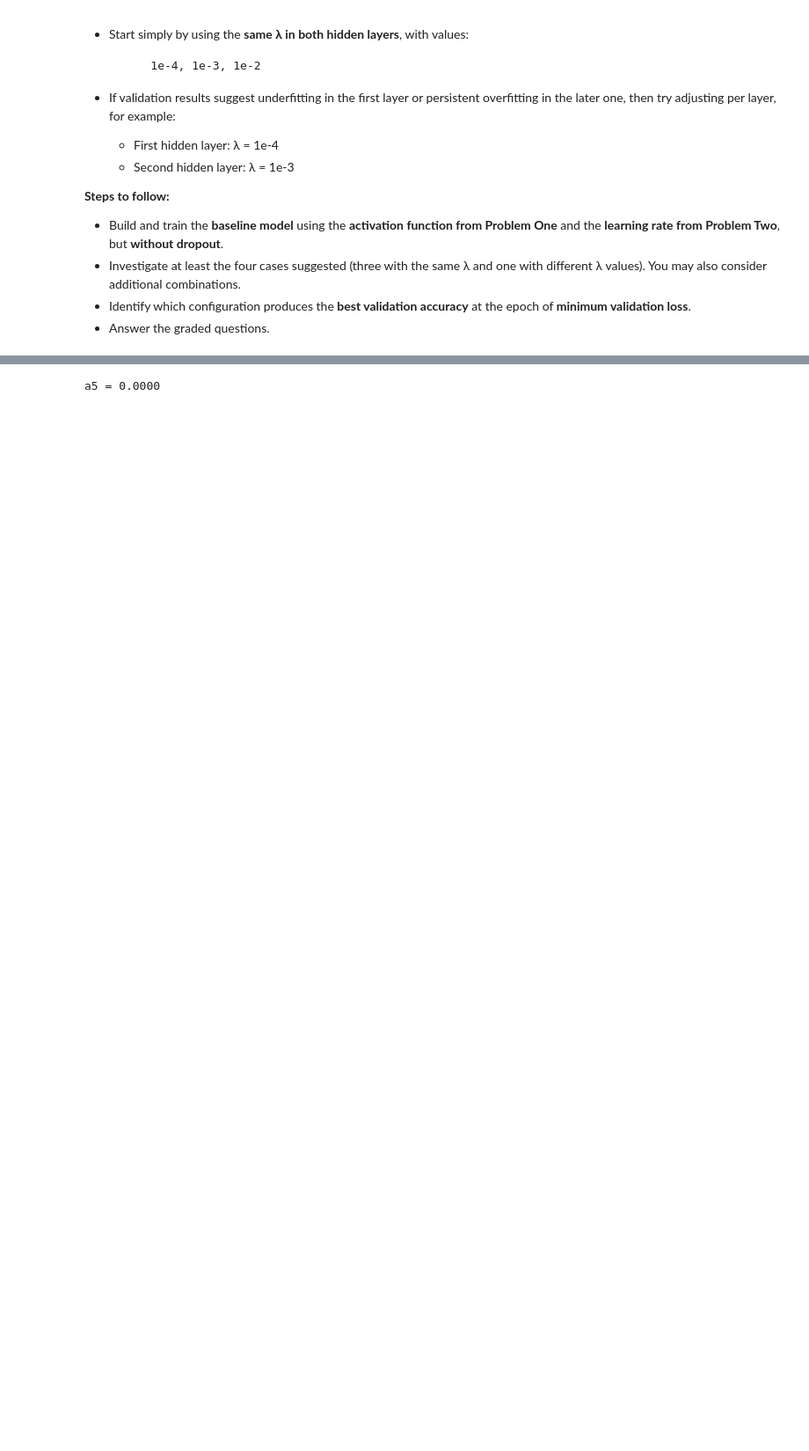
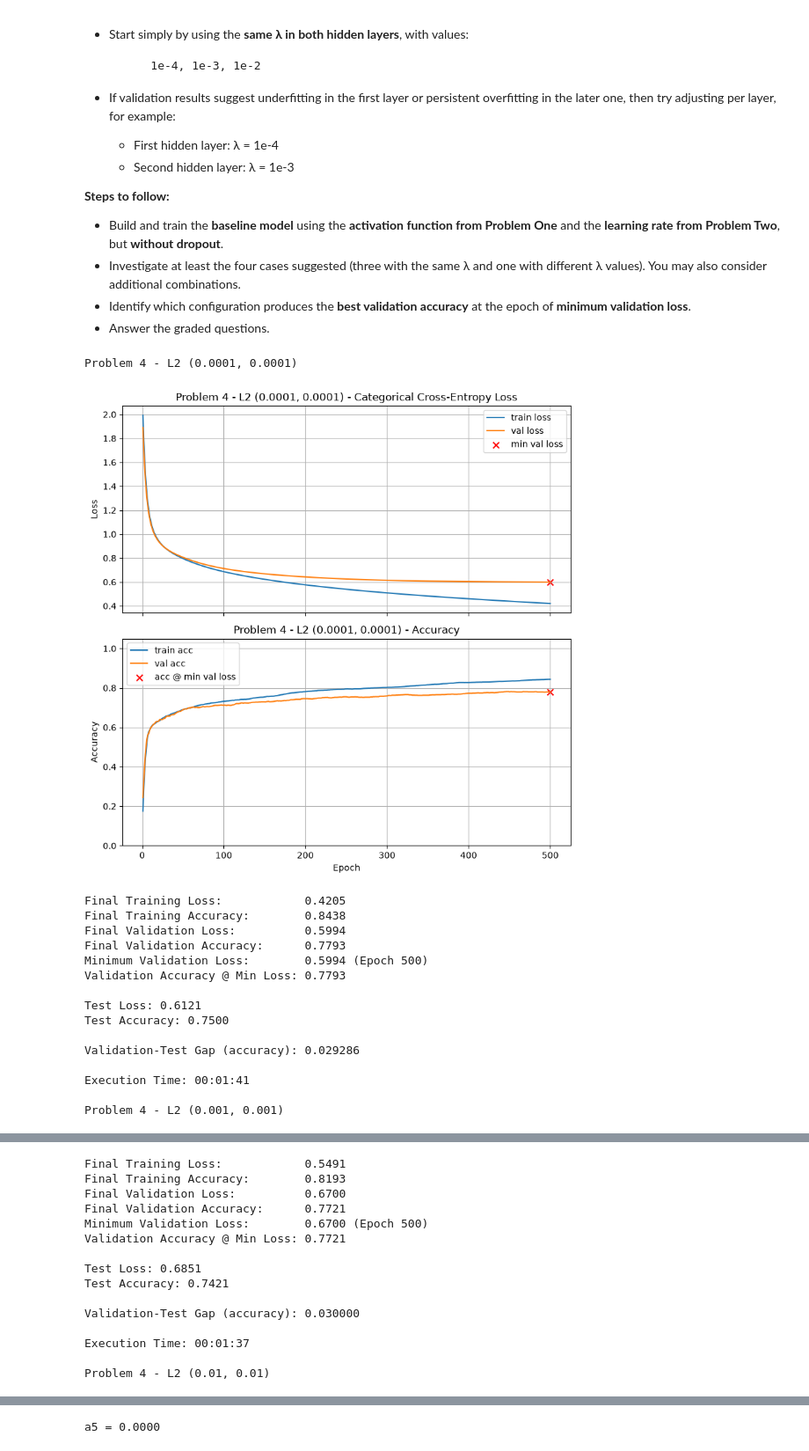
Before and after one commit to gdouek/DX703-Assignments, a Jupyter notebook: Homework_03.ipynb, the cells around one changed output, grey strips where cells are left out. Shown at 88% size. Drawn from its saved outputs; the diff is of its cells as text; code cells hidden in the pictures; blank space fills up the shorter version.

Commit message:
part5

```diff
--- a/Homework_03.ipynb
+++ b/Homework_03.ipynb
@@ -798,3 +879,65 @@ In this problem, you will explore how **L2 regularization** (also called *weight
 * Answer the graded questions.
 # %%
 # Your code here. Add as many cells as you need.
+l2_pairs = [
+    (1e-4, 1e-4),
+    (1e-3, 1e-3),
+    (1e-2, 1e-2),
+    (1e-4, 1e-3)
+]
+
+part4_results = {}
+
+for l2_64, l2_32 in l2_pairs:
+    tf.keras.backend.clear_session()
+    tf.keras.utils.set_random_seed(random_seed)
+
+    model_baseline = build_model(
+        X_train.shape[1],
+        [
+            (64, best_activation, l2_64, 0.0),
+            (32, best_activation, l2_32, 0.0)
+        ],
+        n_classes
+    )
+
+    history = train_and_test(
+        model_baseline,
+        epochs=500,
+        lr_schedule=best_lr,
+        batch_size=64,
+        title=f"Problem 4 - L2 ({l2_64:g}, {l2_32:g})",
+        min_delta=0.0,
+        return_history=True
+    )
+
+    # Validation accuracy at the epoch of minimum validation loss
+    best_epoch = int(np.argmin(history.history["val_loss"]))
+    part4_results[(l2_64, l2_32)] = (
+        history.history["val_accuracy"][best_epoch]
+    )
+
+print("\nValidation accuracy at minimum validation loss:")
+for l2_pair, accuracy in part4_results.items():
+    print(f"L2 {l2_pair}: {accuracy:.4f}")
+
+best_l2 = max(part4_results, key=part4_results.get)
+print(f"\nBest L2 configuration: {best_l2}")
+# %% [output]
+Problem 4 - L2 (0.0001, 0.0001)
+[figure, added]
+Final Training Loss:            0.4205
+Final Training Accuracy:        0.8438
+Final Validation Loss:          0.5994
+Final Validation Accuracy:      0.7793
+Minimum Validation Loss:        0.5994 (Epoch 500)
+Validation Accuracy @ Min Loss: 0.7793
+
+Test Loss: 0.6121
+Test Accuracy: 0.7500
+
+Validation-Test Gap (accuracy): 0.029286
+
+Execution Time: 00:01:41
+
+Problem 4 - L2 (0.001, 0.001)
@@ -800,0 +945,15 @@ In this problem, you will explore how **L2 regularization** (also called *weight
+Final Training Loss:            0.5491
+Final Training Accuracy:        0.8193
+Final Validation Loss:          0.6700
+Final Validation Accuracy:      0.7721
+Minimum Validation Loss:        0.6700 (Epoch 500)
+Validation Accuracy @ Min Loss: 0.7721
+
+Test Loss: 0.6851
+Test Accuracy: 0.7421
+
+Validation-Test Gap (accuracy): 0.030000
+
+Execution Time: 00:01:37
+
+Problem 4 - L2 (0.01, 0.01)
```
Also changed, not shown: parts of 12 cells of this notebook.
